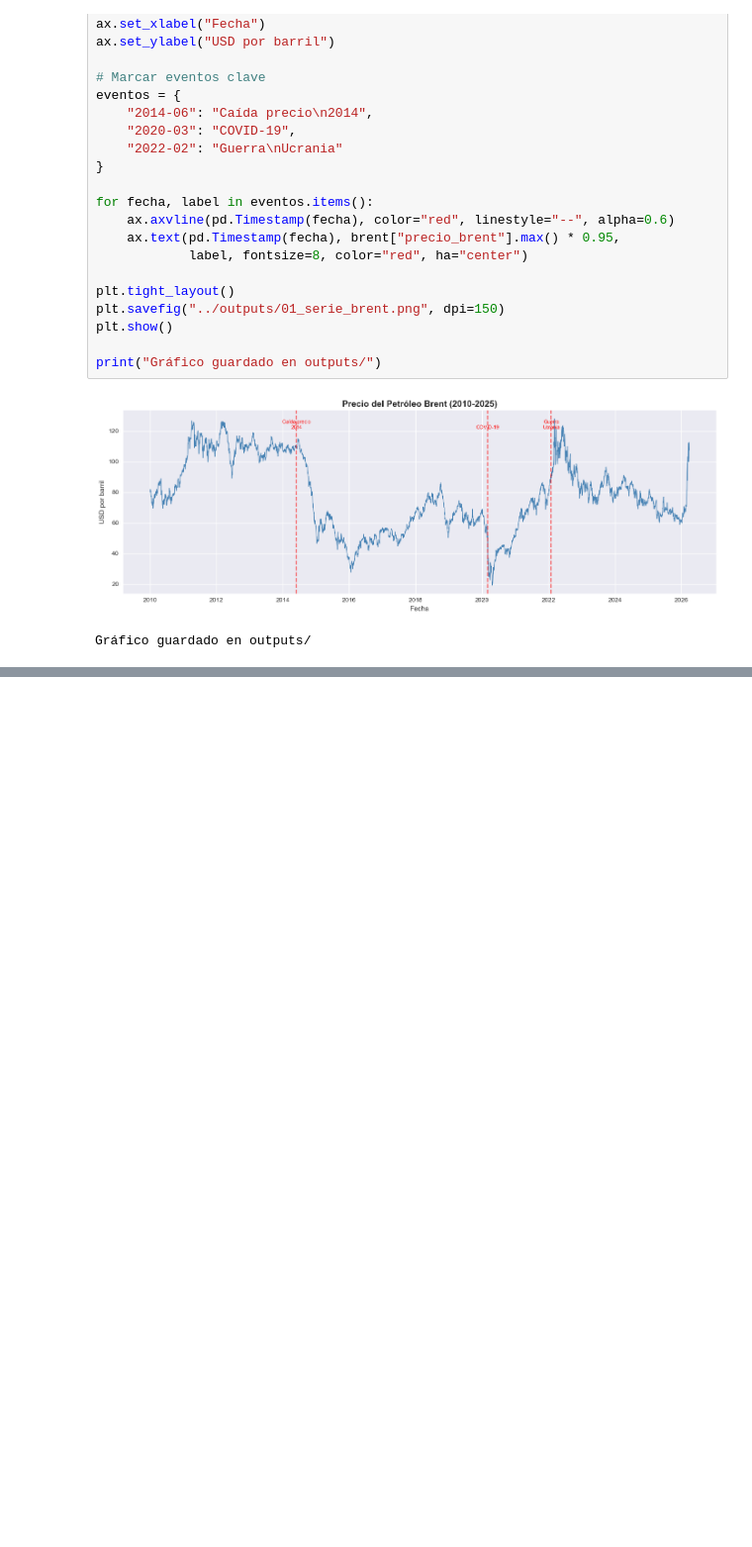
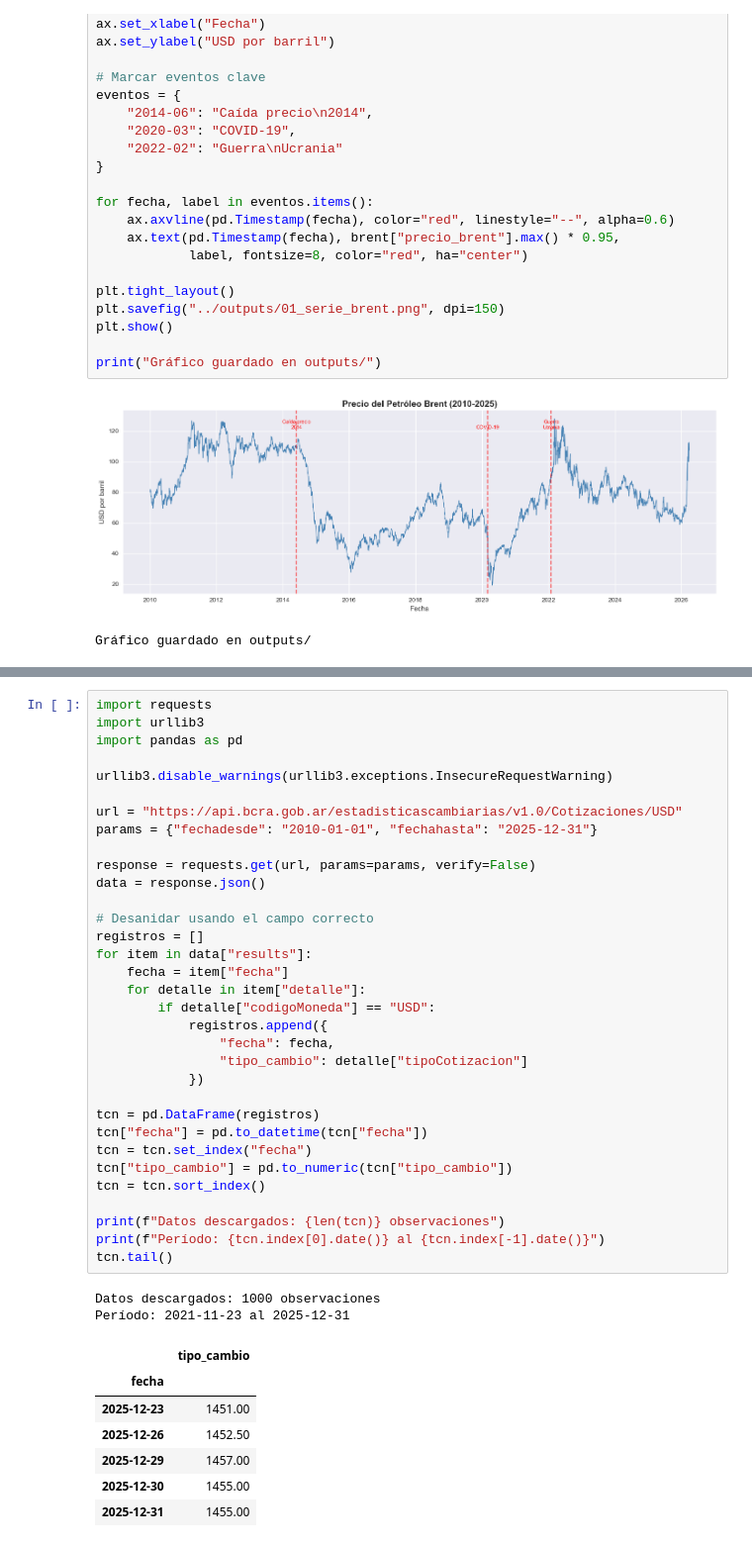
Before and after one commit to facundofidel/ypf-brent-analysis, a Jupyter notebook: notebook/01_cambio_estructural.ipynb, the cells around one changed output, grey strips where cells are left out. Shown at 99% size. Cells and saved outputs as stored; diff of their text form; blank space fills up the shorter version.

```diff
--- a/notebook/01_cambio_estructural.ipynb
+++ b/notebook/01_cambio_estructural.ipynb
@@ -70,0 +115,43 @@ Gráfico guardado en outputs/
+# %%
+import requests
+import urllib3
+import pandas as pd
+
+urllib3.disable_warnings(urllib3.exceptions.InsecureRequestWarning)
+
+url = "https://api.bcra.gob.ar/estadisticascambiarias/v1.0/Cotizaciones/USD"
+params = {"fechadesde": "2010-01-01", "fechahasta": "2025-12-31"}
+
+response = requests.get(url, params=params, verify=False)
+data = response.json()
+
+# Desanidar usando el campo correcto
+registros = []
+for item in data["results"]:
+    fecha = item["fecha"]
+    for detalle in item["detalle"]:
+        if detalle["codigoMoneda"] == "USD":
+            registros.append({
+                "fecha": fecha,
+                "tipo_cambio": detalle["tipoCotizacion"]
+            })
+
+tcn = pd.DataFrame(registros)
+tcn["fecha"] = pd.to_datetime(tcn["fecha"])
+tcn = tcn.set_index("fecha")
+tcn["tipo_cambio"] = pd.to_numeric(tcn["tipo_cambio"])
+tcn = tcn.sort_index()
+
+print(f"Datos descargados: {len(tcn)} observaciones")
+print(f"Período: {tcn.index[0].date()} al {tcn.index[-1].date()}")
+tcn.tail()
+# %% [output]
+Datos descargados: 1000 observaciones
+Período: 2021-11-23 al 2025-12-31
+|  | tipo_cambio |
+| fecha |  |
+| 2025-12-23 | 1451.00 |
+| 2025-12-26 | 1452.50 |
+| 2025-12-29 | 1457.00 |
+| 2025-12-30 | 1455.00 |
+| 2025-12-31 | 1455.00 |
```
Also changed, not shown: parts of 6 cells of this notebook, 1 other file.
